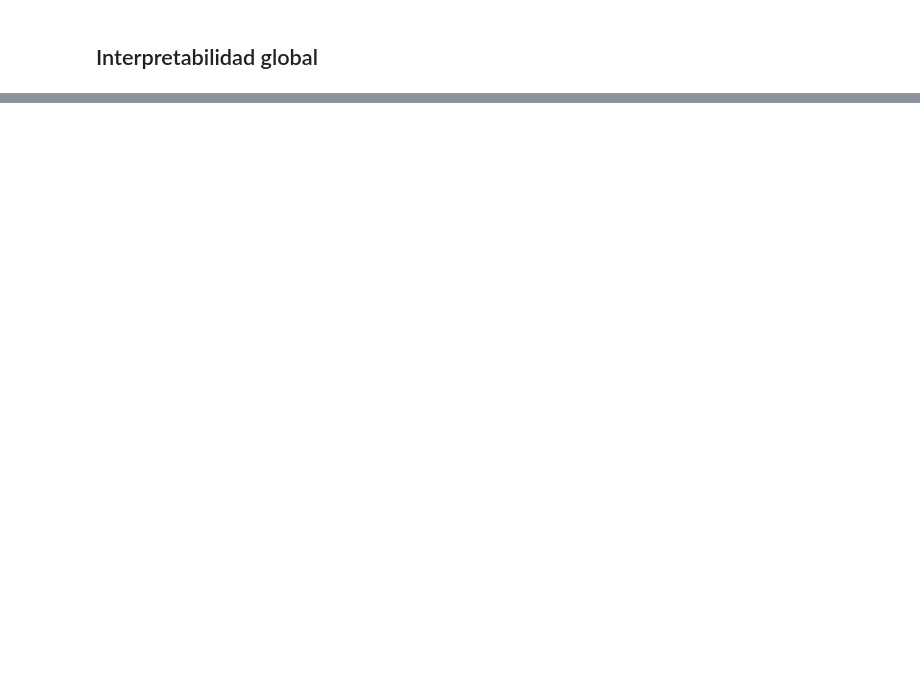
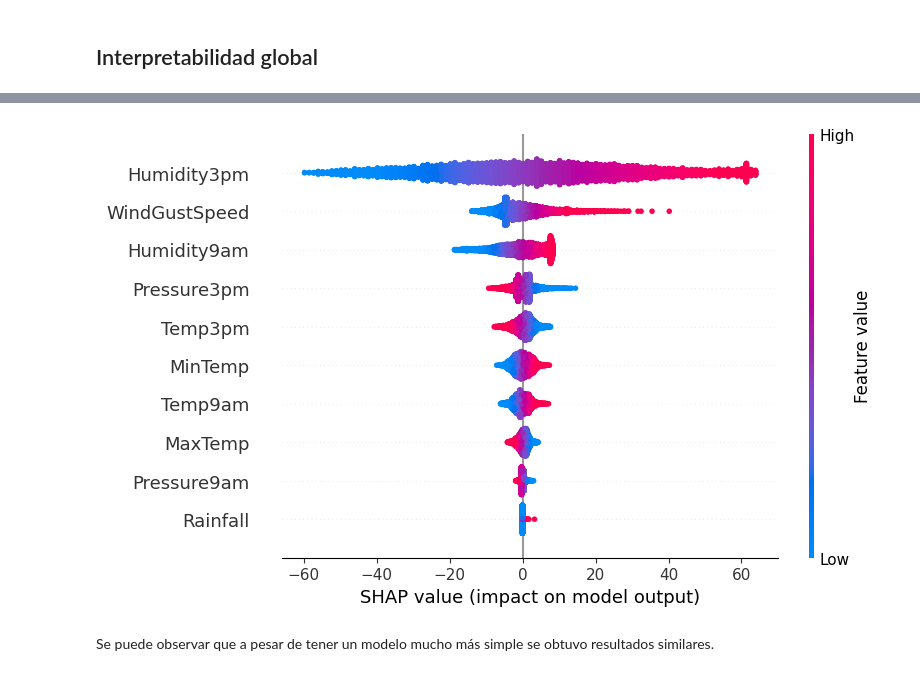
Before and after one commit to EugenioBravi/AA1-TUIA-Bravi-Nemeth, a Jupyter notebook: TP2_AA1.ipynb, the cells around one changed output, grey strips where cells are left out. Drawn from its saved outputs; the diff is of its cells as text; code cells hidden in the pictures; blank space fills up the shorter version.

```diff
--- a/TP2_AA1.ipynb
+++ b/TP2_AA1.ipynb
@@ -805,0 +853,4 @@ shap.plots.bar(explanation)
+# %%
+X_train_shap = X_train[['MinTemp','MaxTemp','Rainfall','WindGustSpeed','Humidity9am','Humidity3pm','Pressure9am','Pressure3pm','Temp9am','Temp3pm']]
+X_test_shap =  X_test[['MinTemp','MaxTemp','Rainfall','WindGustSpeed','Humidity9am','Humidity3pm','Pressure9am','Pressure3pm','Temp9am','Temp3pm']]
+X_oversampled_shap = X_oversampled[['MinTemp','MaxTemp','Rainfall','WindGustSpeed','Humidity9am','Humidity3pm','Pressure9am','Pressure3pm','Temp9am','Temp3pm']]
@@ -805,0 +873,22 @@ shap.plots.bar(explanation)
+# %%
+modelo_base.fit(X_train_shap,y_train)
+modelo_base_reg.fit(X_train_shap,y_train)
+modelo_balanceado.fit(X_train_shap,y_train)
+modelo_random.fit(X_train_shap,y_train)
+modelo_oversampled.fit(X_oversampled_shap,y_oversampled)
+
+y_pred_base = modelo_base.predict(X_test_shap)
+y_pred_base_reg = modelo_base_reg.predict(X_test_shap)
+y_pred_balanceado = modelo_balanceado.predict(X_test_shap)
+y_pred_random = modelo_random.predict(X_test_shap)
+y_pred_over = modelo_oversampled.predict(X_test_shap)
+
+metricas_base = metricas('Modelo base',modelo_base,y_pred_base)
+metricas_base_reg = metricas('Modelo reg',modelo_base_reg,y_pred_base_reg)
+metricas_balanceado = metricas('Modelo balanceado',modelo_balanceado,y_pred_balanceado)
+metricas_random = metricas('Modelo random',modelo_random,y_pred_random)
+metricas_over = metricas('Modelo oversampled',modelo_oversampled,y_pred_over)
+
+comparacion_shap = pd.concat([metricas_base, metricas_balanceado, metricas_base_reg, metricas_over,metricas_random], ignore_index=True)
+
+comparacion_shap
@@ -805,0 +911,11 @@ shap.plots.bar(explanation)
+# %%
+feature_names = X_train_shap.columns
+explainer_2 = shap.LinearExplainer(modelo_base_reg[1], X_train_shap, feature_names=feature_names)
+shap_values_2 = explainer_2.shap_values(X_test_shap)
+X_test_np_2 = np.array(X_test_shap)
+explanation_2 = shap.Explanation(values=shap_values_2, feature_names=feature_names,data=X_test_np_2)
+shap.plots.beeswarm(explanation_2, max_display=len(feature_names))
+# %% [output]
+[figure, added]
+# %% [markdown]
+Se puede observar que a pesar de tener un modelo mucho más simple se obtuvo resultados similares.
```
Also changed, not shown: parts of 19 cells of this notebook.
